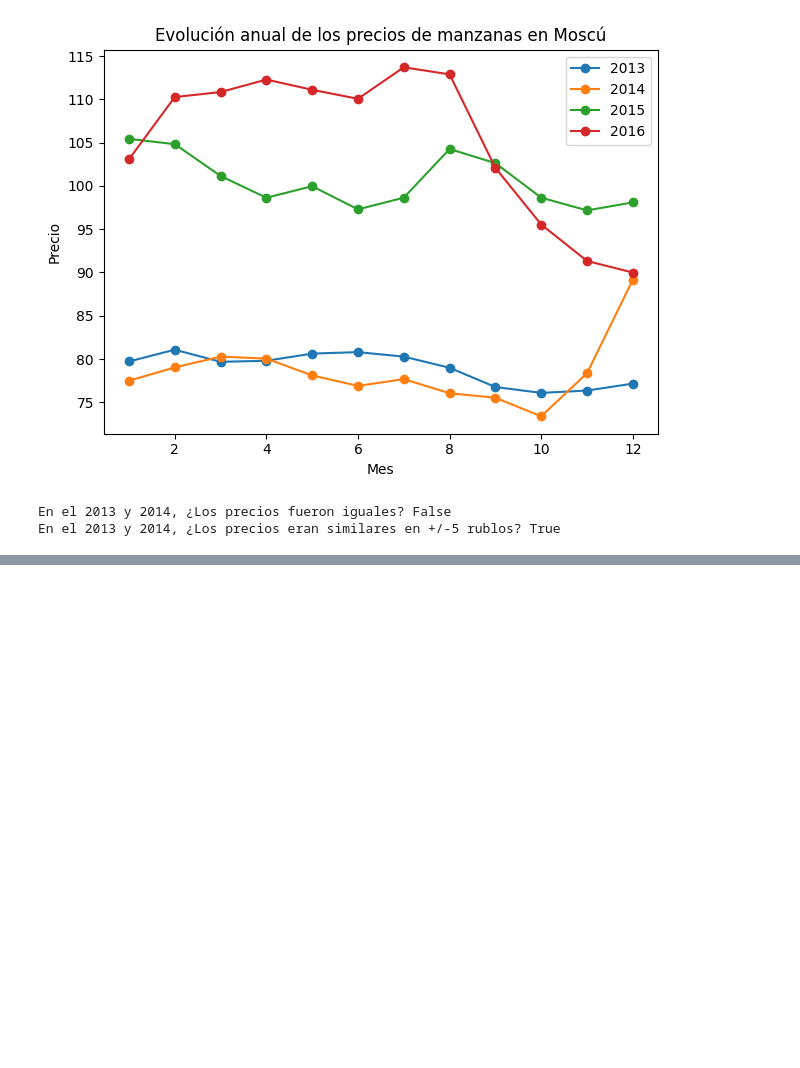
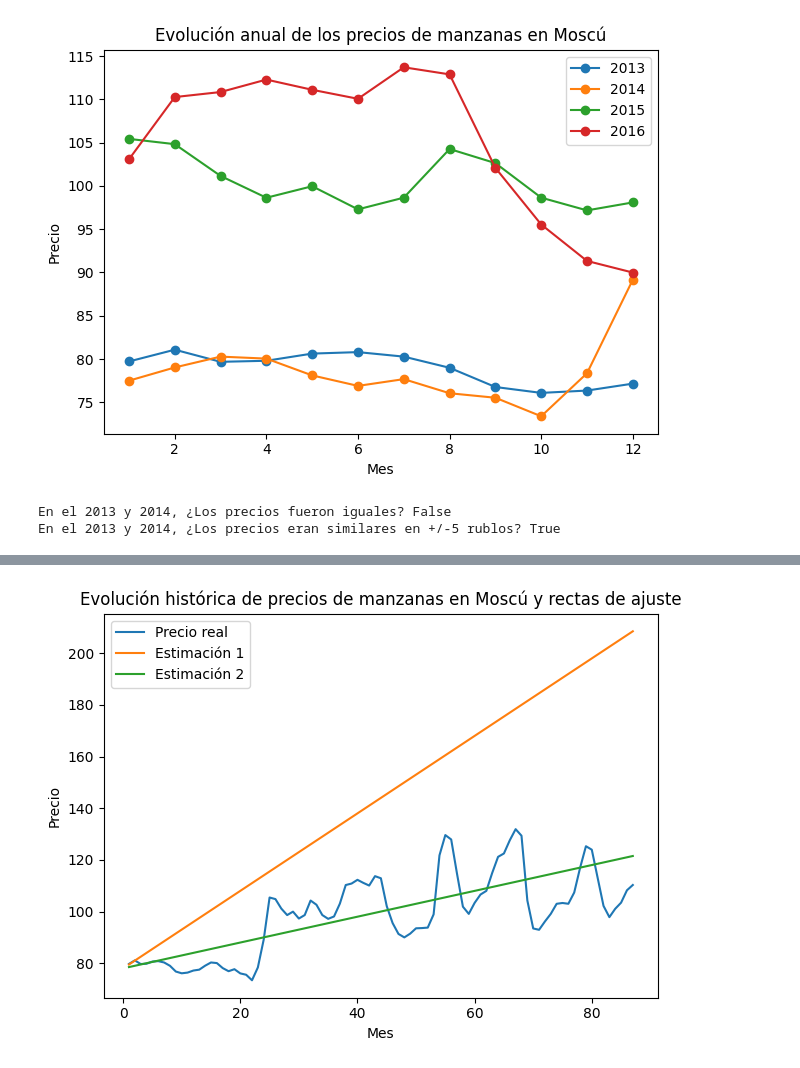
Before and after one commit to JLuceroVasquez/numpy-analisis-numerico-eficiente-con-python, a Jupyter notebook: Numpy.ipynb, the cells around one changed output, grey strips where cells are left out. Cells and saved outputs as stored; diff of their text form; code cells hidden in the pictures; blank space fills up the shorter version.

```diff
--- a/Numpy.ipynb
+++ b/Numpy.ipynb
@@ -233,0 +343,8 @@ En el 2013 y 2014, ¿Los precios eran similares en +/-5 rublos? True
+# %%
+#Nombramos como X al array fechas.
+X = fechas
+Y_original = precios_moscu
+
+#Calculamos las estimaciones a partir de parámetros aleatorios. Trabajaremos con dos ecuaciones.
+Y1_estimada = 1.5*X + 78
+Y2_estimada = 0.5*X + 78
@@ -233,0 +368,17 @@ En el 2013 y 2014, ¿Los precios eran similares en +/-5 rublos? True
+# %%
+#Graficamos los datos y estimaciones como líneas.
+plt.plot(X, Y_original)
+plt.plot(X, Y1_estimada)
+plt.plot(X, Y2_estimada)
+
+#Añadimos el título, las etiquetas y la leyenda del gráfico.
+plt.title(f'Evolución histórica de precios de manzanas en Moscú y rectas de ajuste')
+plt.xlabel('Mes')
+plt.ylabel('Precio')
+plt.legend(['Precio real','Estimación 1','Estimación 2'])
+
+#Mostramos la figura
+plt.tight_layout() #Evita que ejes y títulos se solapen.
+plt.show()
+# %% [output]
+[figure, added]
```
Also changed, not shown: parts of 20 cells of this notebook.
